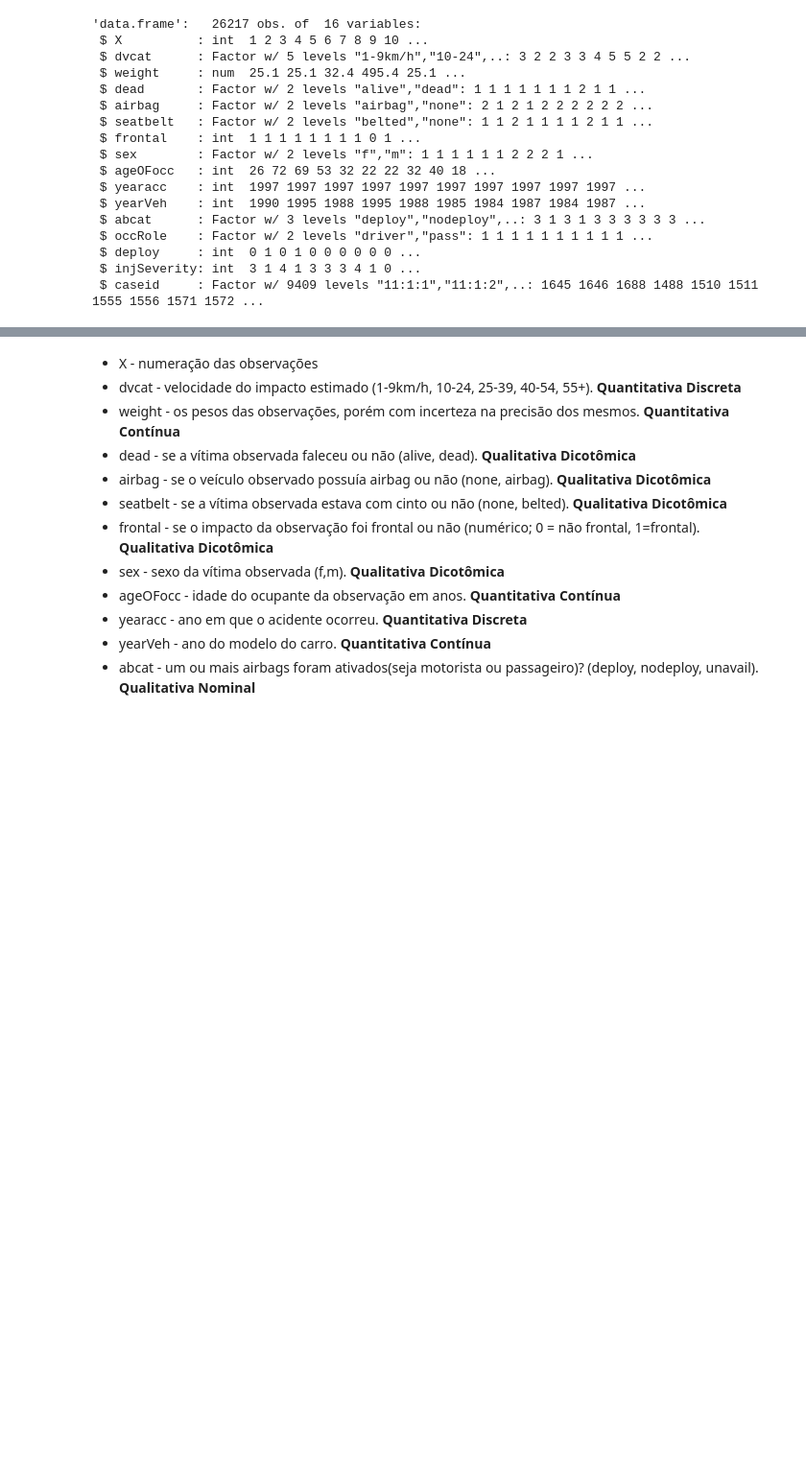
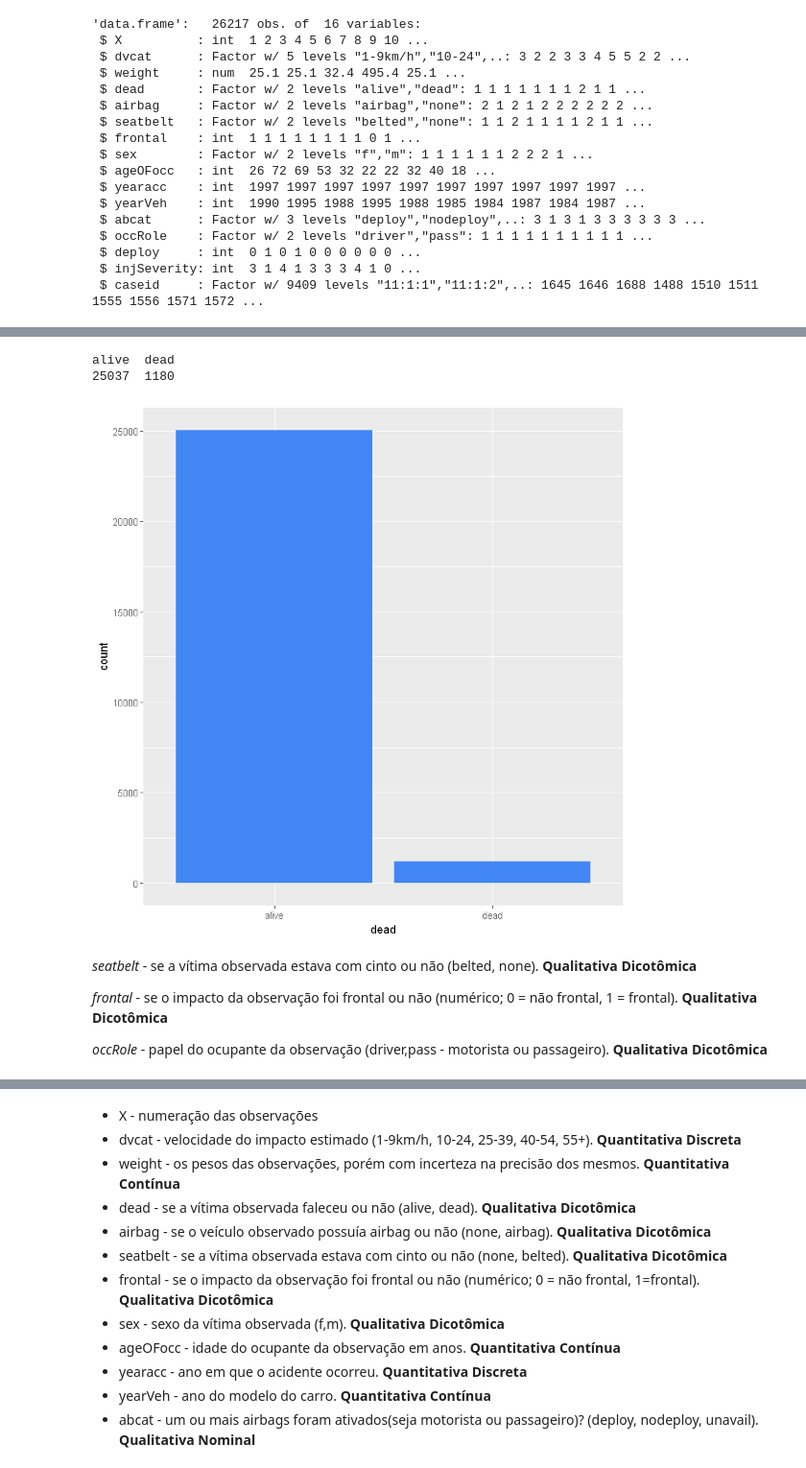
Before and after one commit to Umaigenomu/Car-Accidents, a Jupyter notebook: CarAccidents.ipynb, the cells around one changed output, grey strips where cells are left out. Shown at 96% size. Cells and saved outputs as stored; diff of their text form; code cells hidden in the pictures; blank space fills up the shorter version.

```diff
--- a/CarAccidents.ipynb
+++ b/CarAccidents.ipynb
@@ -33,0 +55,15 @@ str(df)
+# %%
+table(df$dead)
+# %% [output]
+alive  dead
+25037  1180
+# %%
+ggplot(df,aes(dead)) + geom_histogram(stat="count",fill="#4286f4")
+# %% [output]
+[figure, added]
+# %% [markdown]
+_seatbelt_ - se a vítima observada estava com cinto ou não (belted, none). **Qualitativa Dicotômica**
+
+_frontal_ - se o impacto da observação foi frontal ou não (numérico;  0 = não frontal, 1 = frontal). **Qualitativa Dicotômica**
+
+_occRole_ - papel do ocupante da observação (driver,pass - motorista ou passageiro). **Qualitativa Dicotômica**
```
Also changed, not shown: parts of 28 cells of this notebook.
